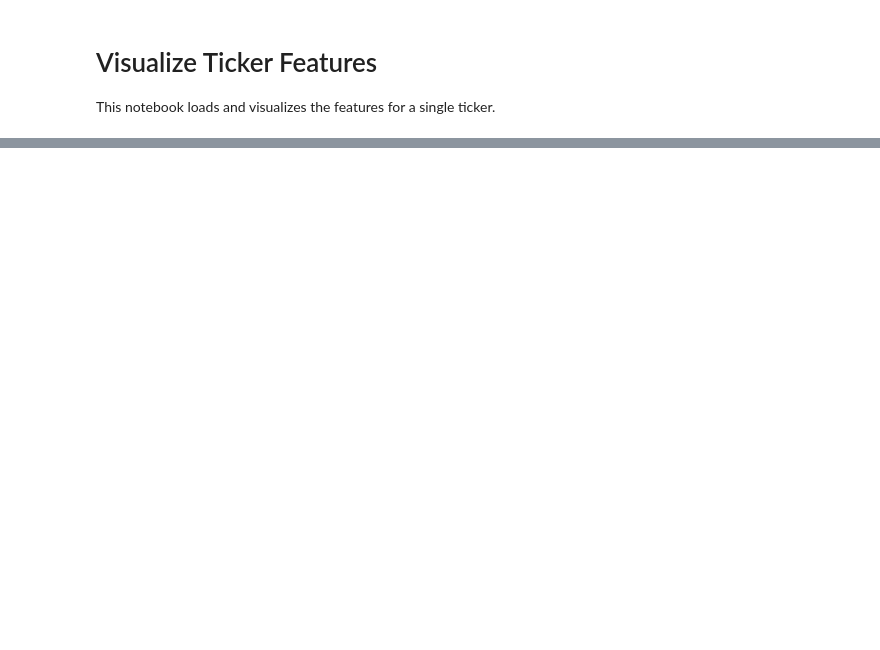
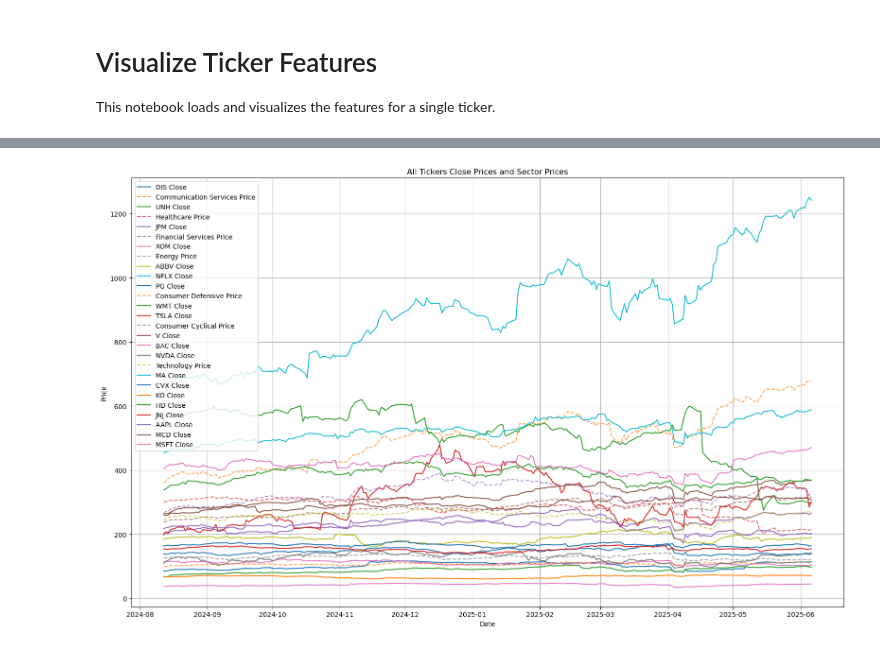
Before and after one commit to solvmanifold/LatentTrader, a Jupyter notebook: notebooks/visualize_ticker_features.ipynb, the cells around one changed output, grey strips where cells are left out. Cells and saved outputs as stored; diff of their text form; code cells hidden in the pictures; blank space fills up the shorter version.

```diff
--- a/notebooks/visualize_ticker_features.ipynb
+++ b/notebooks/visualize_ticker_features.ipynb
@@ -57,0 +58,41 @@ Sector for L: Financial Services
+# %%
+import pandas as pd
+import matplotlib.pyplot as plt
+import json
+import os
+
+# Load sector mapping
+with open('../data/market_features/sector_mapping.json', 'r') as f:
+    sector_dict = json.load(f)
+
+plt.figure(figsize=(16, 10))
+sector_lines = {}
+
+# Get all parquet files from ticker_features directory
+ticker_files = [f for f in os.listdir('../data/ticker_features') if f.endswith('_features.parquet')]
+
+for file in ticker_files:
+    ticker = file.split('_')[0]
+    try:
+        df = pd.read_parquet(f'../data/ticker_features/{file}')
+        plt.plot(df.index, df['close'], label=f'{ticker} Close')
+        sector = sector_dict.get(ticker, None)
+        if sector and sector not in sector_lines:
+            sector_file = f'../data/market_features/sectors/{sector.lower().replace(" ", "_")}.parquet'
+            sector_df = pd.read_parquet(sector_file)
+            sector_col = sector.lower().replace(" ", "_") + '_price'
+            if sector_col in sector_df.columns:
+                plt.plot(sector_df.index, sector_df[sector_col], label=f'{sector} Price', linestyle='--', alpha=0.7)
+                sector_lines[sector] = True
+    except Exception as e:
+        print(f"Error loading data for {ticker}: {e}")
+
+plt.title('All Tickers Close Prices and Sector Prices')
+plt.xlabel('Date')
+plt.ylabel('Price')
+plt.legend()
+plt.grid(True)
+plt.tight_layout()
+plt.show()
+# %% [output]
+[figure, added]
```
Also changed, not shown: parts of 1 cell of this notebook, 12 other files.
